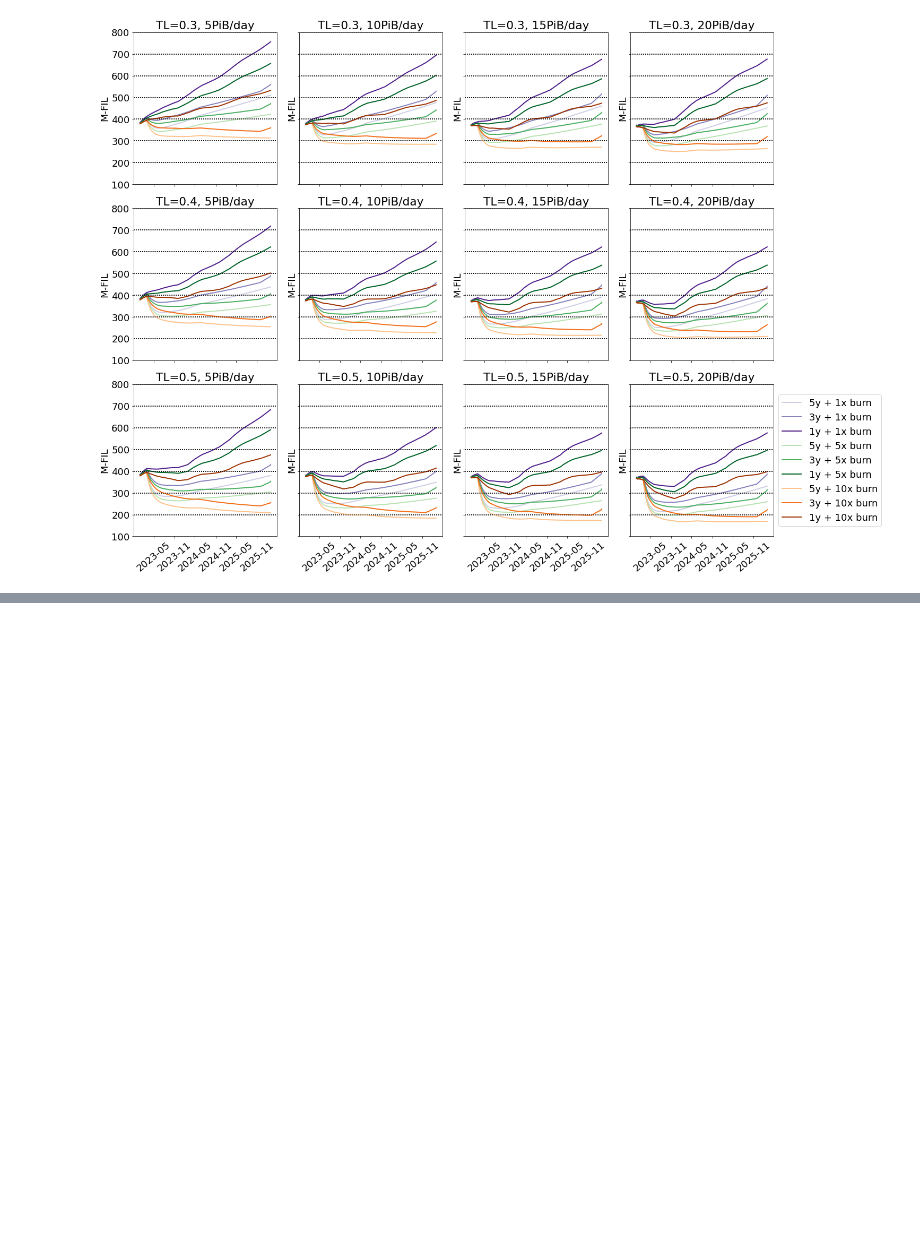
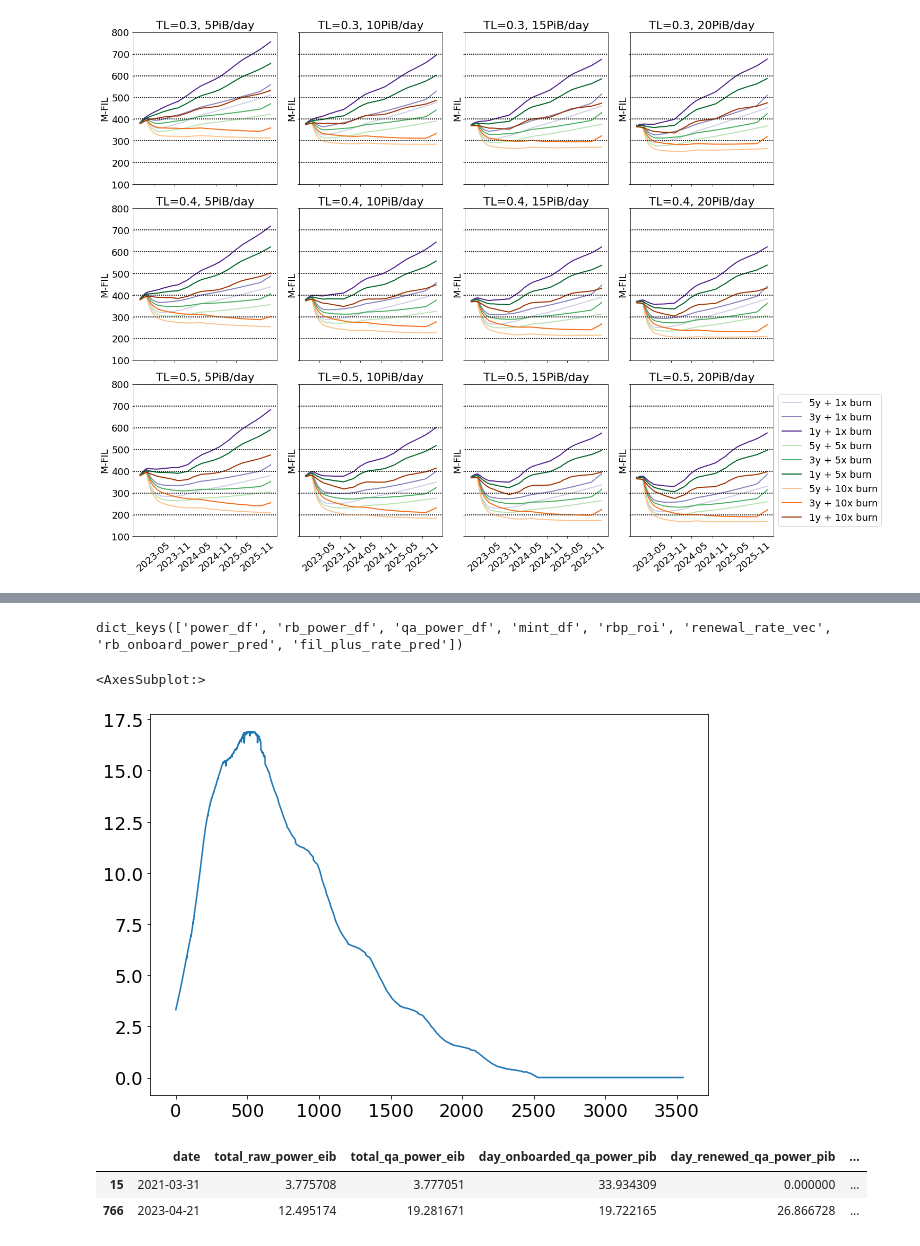
Before and after one commit to protocol/CryptoEconLab, a Jupyter notebook: notebooks/equilibrium/equilibrium_analysis-II.ipynb, the cells around one changed output, grey strips where cells are left out. Cells and saved outputs as stored; diff of their text form; code cells hidden in the pictures; blank space fills up the shorter version.

```diff
--- a/notebooks/equilibrium/equilibrium_analysis-II.ipynb
+++ b/notebooks/equilibrium/equilibrium_analysis-II.ipynb
@@ -1507,0 +1184,9 @@ sns.lineplot(
+# %%
+duration_loop_results['Scenario-1(1-Y_0.3-LT_1-bb)'].keys()
+# %% [output]
+dict_keys(['power_df', 'rb_power_df', 'qa_power_df', 'mint_df', 'rbp_roi', 'renewal_rate_vec', 'rb_onboard_power_pred', 'fil_plus_rate_pred'])
+# %%
+duration_loop_results['Scenario-1(1-Y_0.3-LT_1-bb)']['power_df']['total_raw_power_eib'].plot()
+# %% [output]
+<AxesSubplot:>
+[figure, added]
@@ -1507,0 +1202,6 @@ sns.lineplot(
+# %%
+blc_df[blc_df['blc'] == True]
+# %% [output]
+|  | date | total_raw_power_eib | total_qa_power_eib | day_onboarded_qa_power_pib | day_renewed_qa_power_pib | ... |
+| 15 | 2021-03-31 | 3.775708 | 3.777051 | 33.934309 | 0.000000 | ... |
+| 766 | 2023-04-21 | 12.495174 | 19.281671 | 19.722165 | 26.866728 | ... |
```
Also changed, not shown: parts of 25 cells of this notebook.
